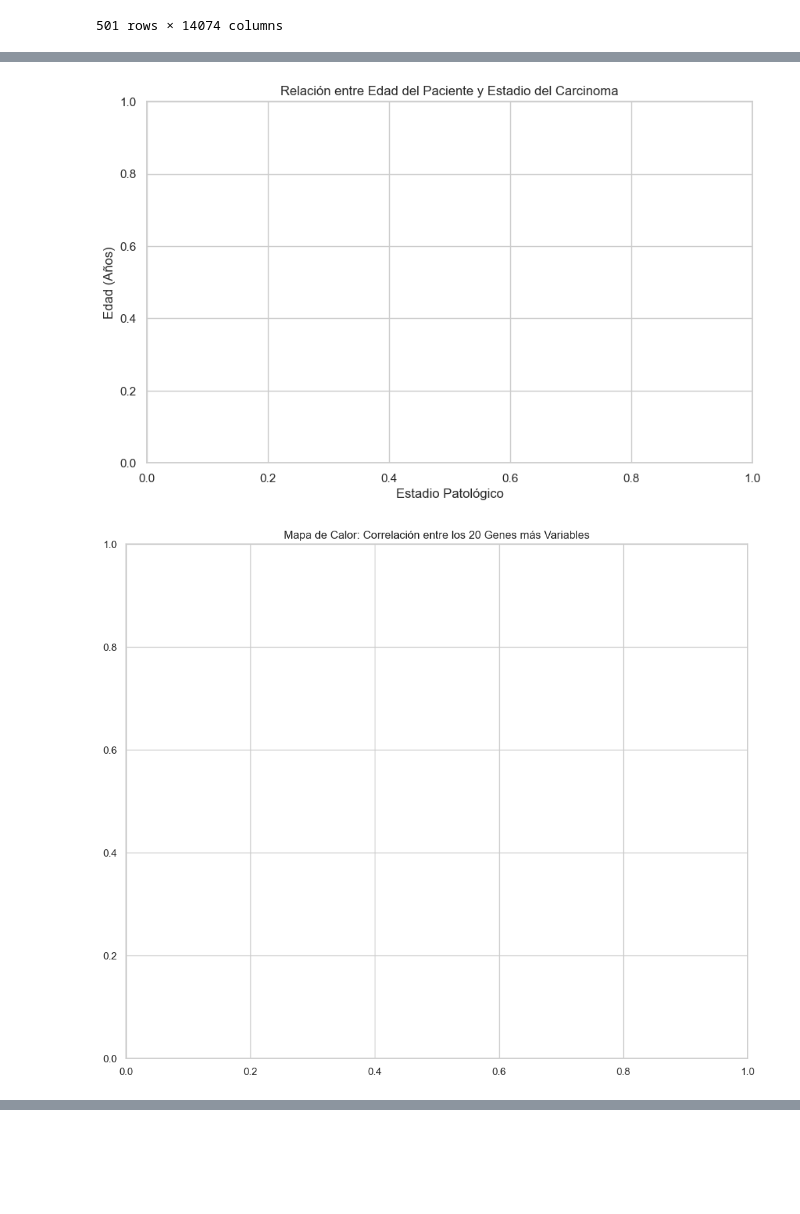
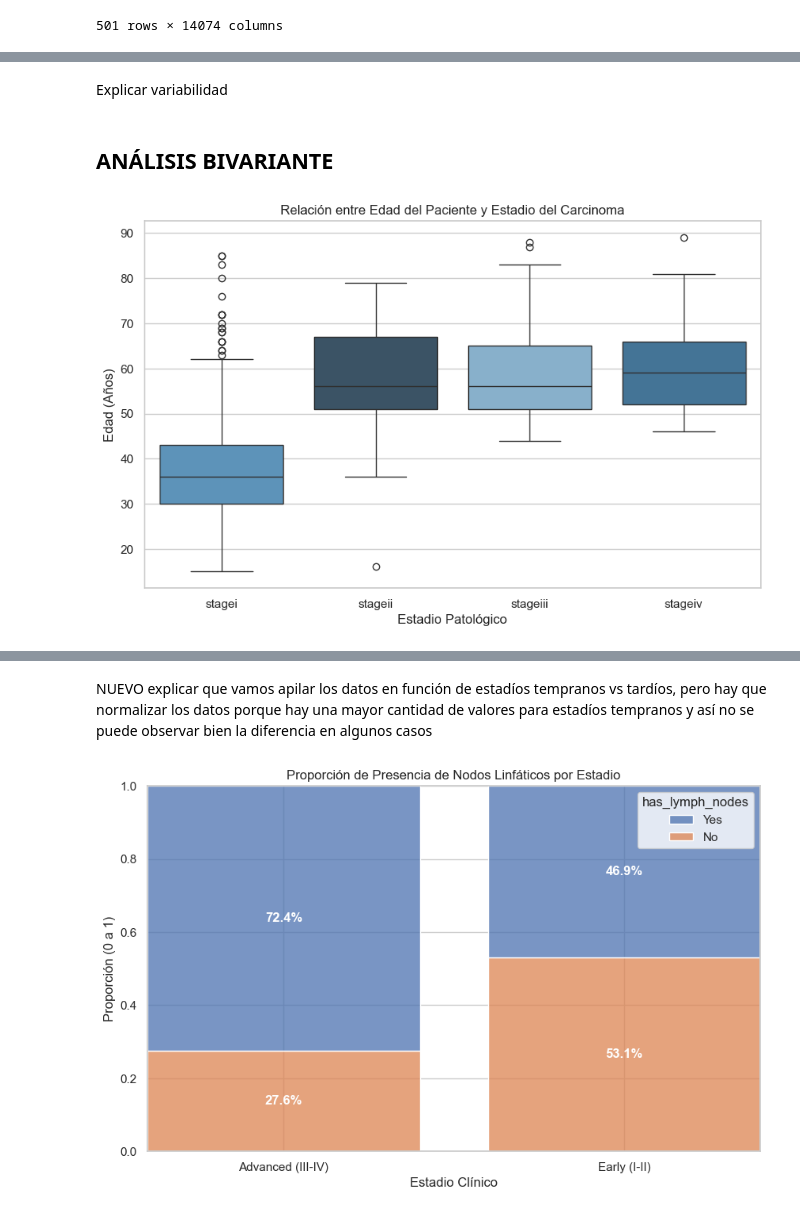
Before and after one commit to lolabarrios/Proyect_Break_EDA, a Jupyter notebook: codigo_EDA.ipynb, the cells around one changed output, grey strips where cells are left out. Cells and saved outputs as stored; diff of their text form; code cells hidden in the pictures; blank space fills up the shorter version.

```diff
--- a/codigo_EDA.ipynb
+++ b/codigo_EDA.ipynb
@@ -187,12 +282,0 @@ import seaborn as sns
-# %%
-sns.set_theme(style="whitegrid")
-plt.rcParams['figure.figsize'] = (15, 5)
-fig, axes = plt.subplots(1, 3, figsize=(18, 5))
-axes[0].set_title('Distribución por Género')
-order_stage = ['stagei', 'stageii', 'stageiii', 'stageiv']
-axes[1].set_title('Distribución por Estadio Patológico')
-axes[1].tick_params(axis='x', rotation=45)
-axes[2].set_title('Presencia de Metástasis (M0/M1)')
-
-plt.tight_layout()
-plt.show()
@@ -215,21 +283,22 @@ plt.show()
+# %% [markdown]
+Explicar variabilidad
+# %% [markdown]
+## ANÁLISIS BIVARIANTE
 # %%
+#EDAD VS ESTADIO
+
 plt.figure(figsize=(10, 6))
+
+# Definimos el orden clínico para el eje X
+stage_order = ['stagei', 'stageii', 'stageiii', 'stageiv']
+
+# Dibujamos un Boxplot para ver la distribución de edad por estadio
+sns.boxplot(data=df_combined, x='pathologic_stage', y='years_to_birth',
+            order=stage_order, palette='Blues_d', hue='pathologic_stage', legend=False)
 
 plt.title('Relación entre Edad del Paciente y Estadio del Carcinoma')
 plt.xlabel('Estadio Patológico')
 plt.ylabel('Edad (Años)')
 plt.show()
-
-plt.figure(figsize=(12, 10))
-plt.title('Mapa de Calor: Correlación entre los 20 Genes más Variables')
-plt.show()
-
-clinicas_num = ['years_to_birth', 'Tumor_purity']
-
-plt.figure(figsize=(10, 8))
-
-plt.title('Correlación: Variables Clínicas vs. Expresión Génica')
-plt.show()
 # %% [output]
-[figure, old version]
+[figure, new version]
-[figure, removed]
@@ -236,0 +305,3 @@ plt.show()
+# %% [markdown]
+NUEVO
+explicar que vamos apilar los datos en función de estadíos tempranos vs tardíos, pero hay que normalizar los datos porque hay una mayor cantidad de valores para estadíos tempranos y así no se puede observar bien la diferencia en algunos casos
@@ -236,0 +322,29 @@ plt.show()
+# %%
+plt.figure(figsize=(10, 6))
+
+ax = sns.histplot(
+    data=df_combined.dropna(subset=['stage_binary', 'has_lymph_nodes']),
+    x='stage_binary',
+    hue='has_lymph_nodes',
+    multiple='fill',
+    shrink=0.8
+)
+
+plt.title('Proporción de Presencia de Nodos Linfáticos por Estadio')
+plt.ylabel('Proporción (0 a 1)')
+plt.xlabel('Estadio Clínico')
+
+# Añadir etiquetas de porcentaje
+for p in ax.patches:
+    height = p.get_height()
+    if height > 0:  # Solo poner etiqueta si la barra tiene altura
+        x = p.get_x() + p.get_width() / 2
+        y = p.get_y() + height / 2
+        ax.annotate(f'{height:.1%}',
+                    (x, y),
+                    ha='center',
+                    va='center',
+                    color='white',
+                    weight='bold')
+# %% [output]
+[figure, added]
```
Also changed, not shown: parts of 38 cells of this notebook.
